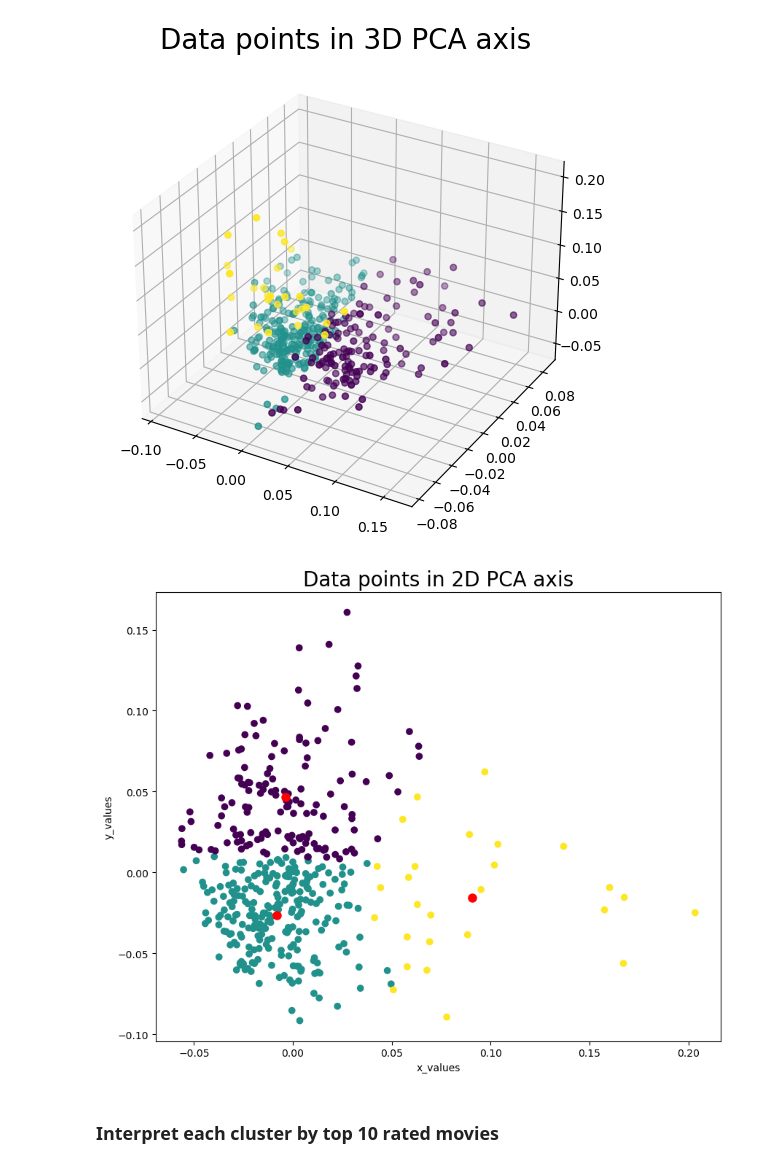
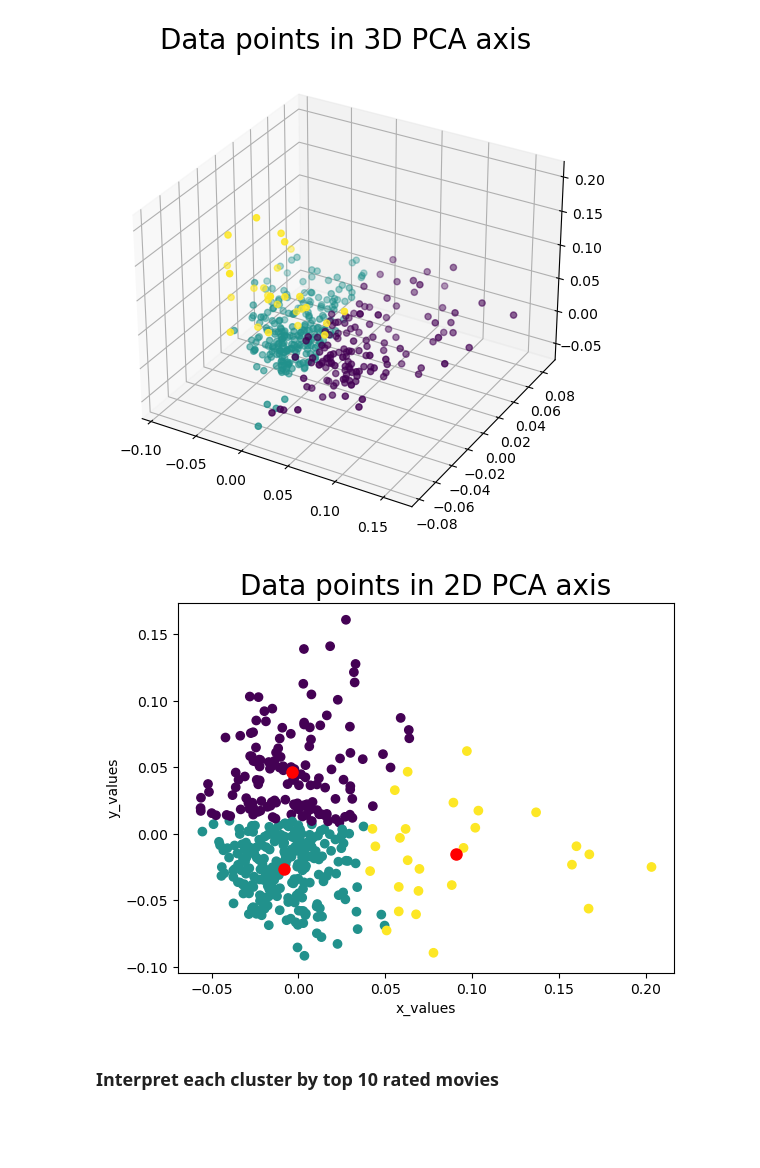
Before and after one commit to NuoLeiNYU/movie-recommendation-system, a Jupyter notebook: movie_recommender_analysis.ipynb, the cells around one changed output. Saved outputs shown, nothing was run; the diff lists cells and outputs as text; code cells hidden in the pictures; blank space fills up the shorter version.

Commit message:
smaller figure

```diff
--- a/movie_recommender_analysis.ipynb
+++ b/movie_recommender_analysis.ipynb
@@ -298,18 +297,17 @@ plt.show()
 # %% [output]
 [figure]
 # %%
-fig = plt.figure(figsize=(10,8))
 plt.scatter(df_pca[1],df_pca[0],c = c_preds)
 for ci,c in enumerate(centers):
     plt.plot(c[1], c[0], 'o', markersize=8, color='red', alpha=1)
 
 plt.xlabel('x_values')
 plt.ylabel('y_values')
 
 plt.title('Data points in 2D PCA axis', fontsize=20)
 plt.show()
 # %% [output]
-[figure, old version]
+[figure, new version]
 # %% [markdown]
 ### Interpret each cluster by top 10 rated movies
 # %%
```
Also changed, not shown: parts of 1 cell of this notebook.
